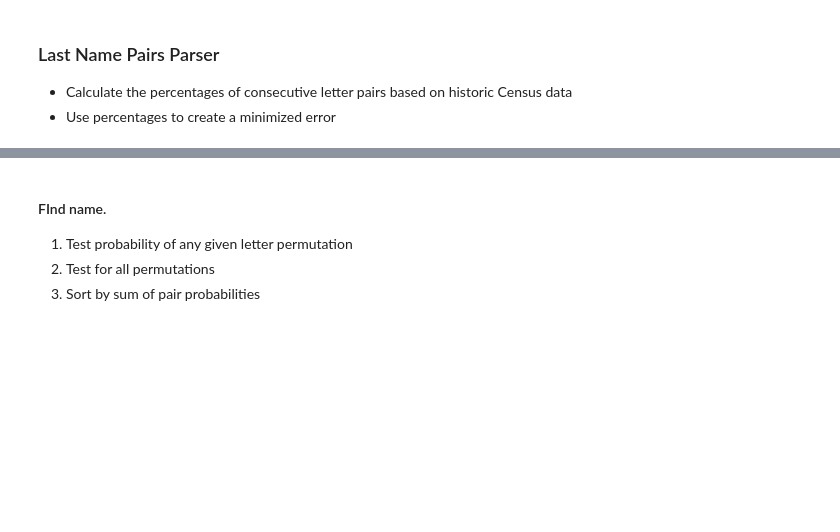
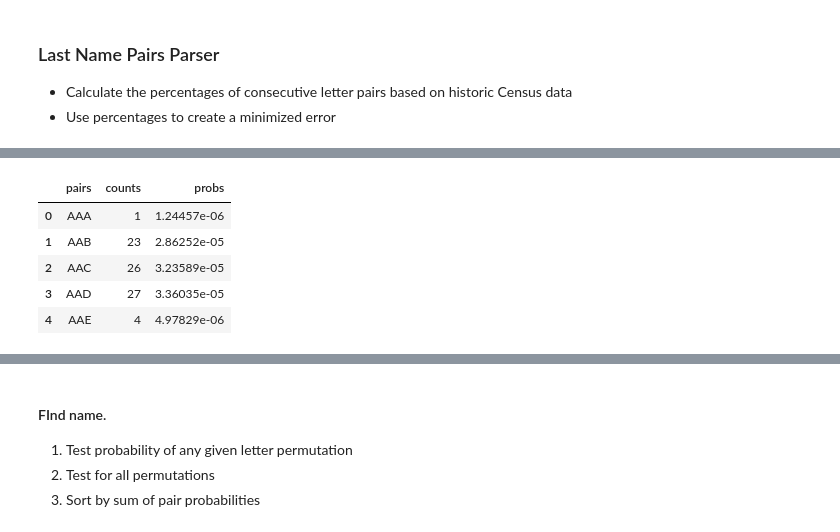
Before and after one commit to flint-hasset/anagrammer, a Jupyter notebook: Name Anagram.ipynb, the cells around one changed output, grey strips where cells are left out. Saved outputs shown, nothing was run; the diff lists cells and outputs as text; code cells hidden in the pictures; blank space fills up the shorter version.

```diff
--- a/Name Anagram.ipynb
+++ b/Name Anagram.ipynb
@@ -179,0 +122,28 @@ array([  6.63000000e+02,   2.60700000e+03,   4.35400000e+03,
+# %%
+trio_probs = []
+trio_letters = []
+
+for x in range(26):
+    for y in range(26):
+        for z in range(26):
+            str_chk = alphabet[x]+alphabet[y]+alphabet[z]
+            triplet = 0
+            for testname in df_lastname['name'].values:
+                try:
+                    triplet += testname.count(str_chk)
+                except:
+                    pass
+            trio_probs.append(triplet)
+            trio_letters.append(str_chk)
+# %%
+df_probs = pd.DataFrame(data = [trio_letters,list(trio_probs)]).T
+df_probs.columns = ['pairs','counts']
+df_probs['probs'] = df_probs['counts']/df_probs['counts'].sum()
+df_probs.head(5)
+# %% [output]
+|  | pairs | counts | probs |
+| 0 | AAA | 1 | 1.24457e-06 |
+| 1 | AAB | 23 | 2.86252e-05 |
+| 2 | AAC | 26 | 3.23589e-05 |
+| 3 | AAD | 27 | 3.36035e-05 |
+| 4 | AAE | 4 | 4.97829e-06 |
```
Also changed, not shown: parts of 34 cells of this notebook, 2 other files.
